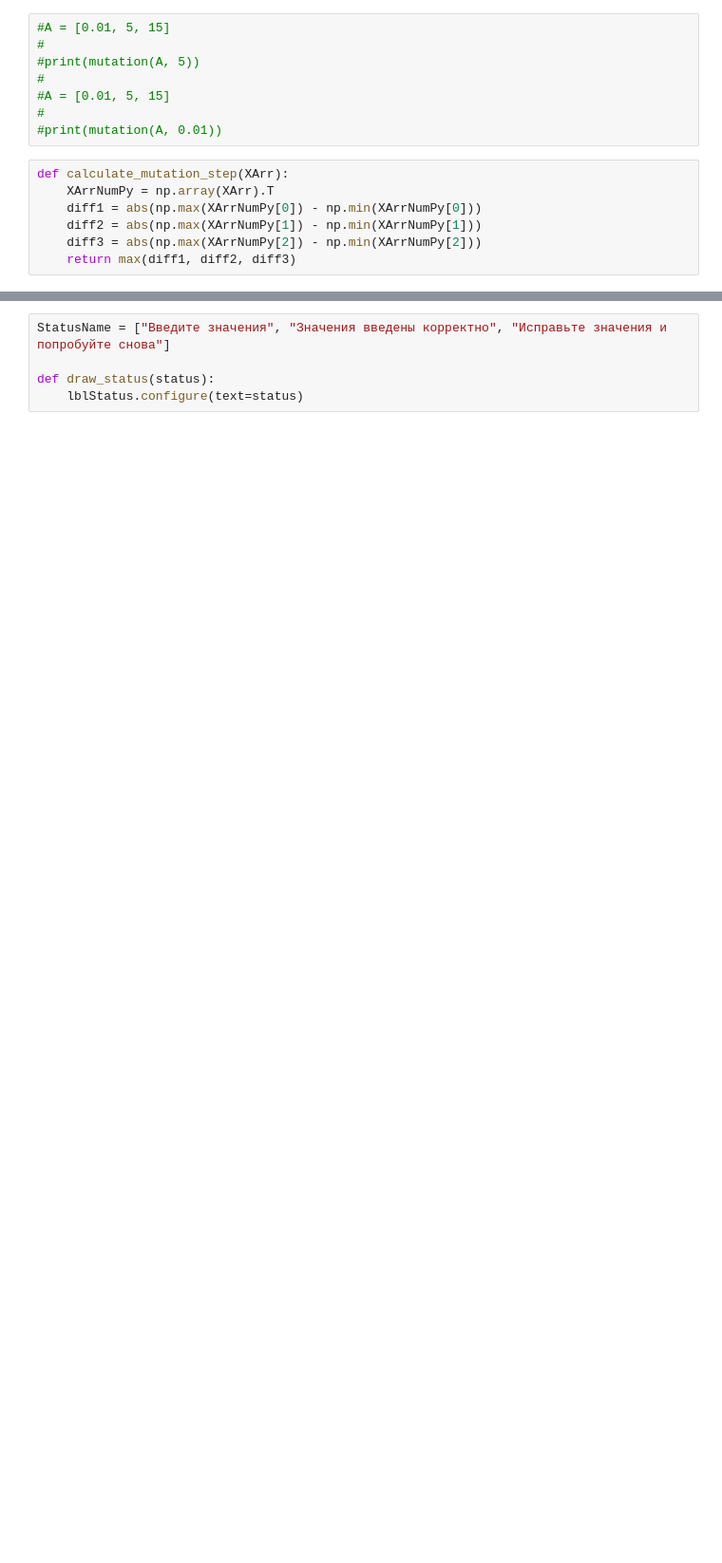
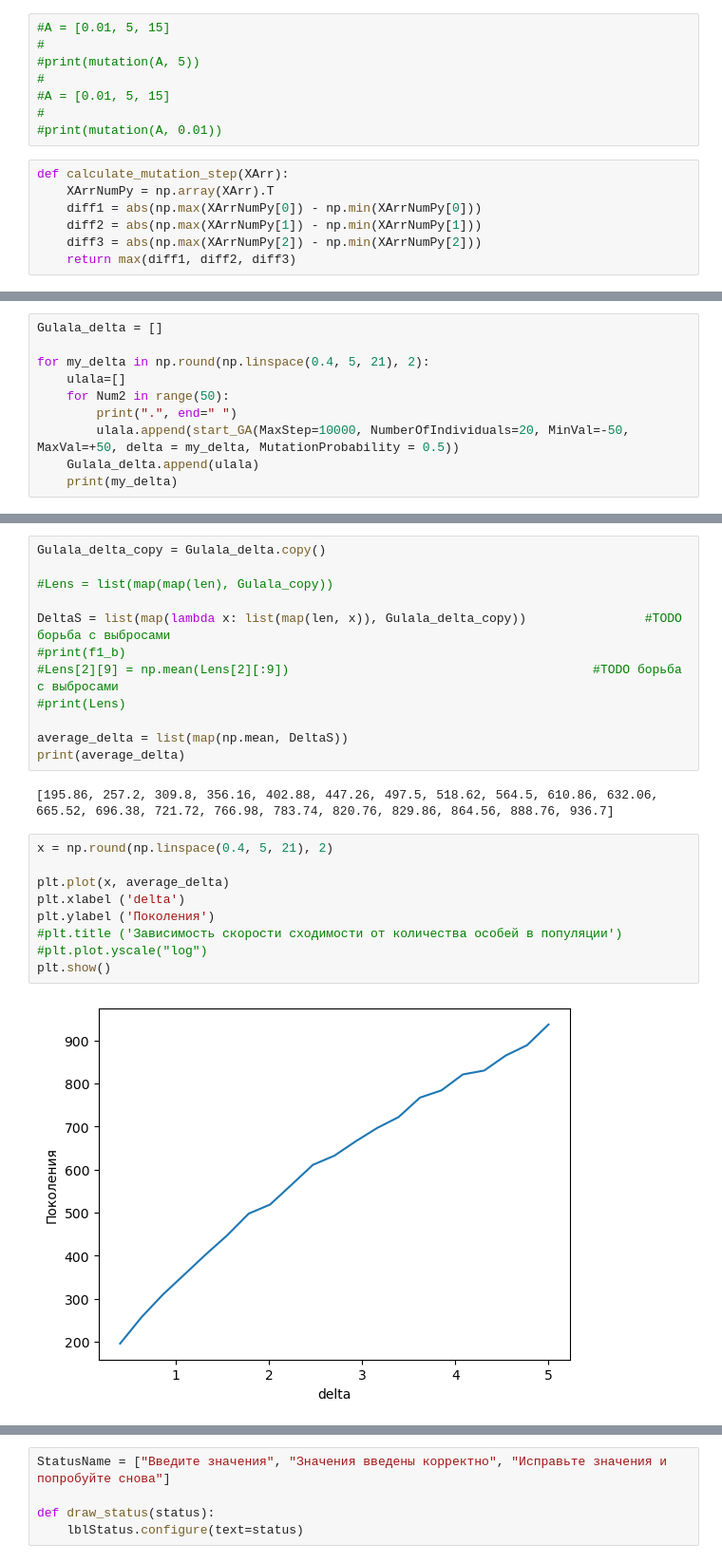
Before and after one commit to Dmitrij-Solovjev01/Genetic-Algorithm, a Jupyter notebook: Genetic_alg.ipynb, the cells around one changed output, grey strips where cells are left out. Shown at 95% size. Saved outputs shown, nothing was run; the diff lists cells and outputs as text; blank space fills up the shorter version.

```diff
--- a/Genetic_alg.ipynb
+++ b/Genetic_alg.ipynb
@@ -223,0 +319,10 @@ start_GA(MaxStep=10000, NumberOfIndividuals=100, MinVal=-50, MaxVal=+50, delta =
+# %%
+Gulala_delta = []
+
+for my_delta in np.round(np.linspace(0.4, 5, 21), 2):
+    ulala=[]
+    for Num2 in range(50):
+        print(".", end=" ")
+        ulala.append(start_GA(MaxStep=10000, NumberOfIndividuals=20, MinVal=-50, MaxVal=+50, delta = my_delta, MutationProbability = 0.5))
+    Gulala_delta.append(ulala)
+    print(my_delta)
@@ -223,0 +347,25 @@ start_GA(MaxStep=10000, NumberOfIndividuals=100, MinVal=-50, MaxVal=+50, delta =
+# %%
+Gulala_delta_copy = Gulala_delta.copy()
+
+#Lens = list(map(map(len), Gulala_copy))
+
+DeltaS = list(map(lambda x: list(map(len, x)), Gulala_delta_copy))                #TODO борьба с выбросами
+#print(f1_b)
+#Lens[2][9] = np.mean(Lens[2][:9])                                         #TODO борьба с выбросами
+#print(Lens)
+
+average_delta = list(map(np.mean, DeltaS))
+print(average_delta)
+# %% [output]
+[195.86, 257.2, 309.8, 356.16, 402.88, 447.26, 497.5, 518.62, 564.5, 610.86, 632.06, 665.52, 696.38, 721.72, 766.98, 783.74, 820.76, 829.86, 864.56, 888.76, 936.7]
+# %%
+x = np.round(np.linspace(0.4, 5, 21), 2)
+
+plt.plot(x, average_delta)
+plt.xlabel ('delta')
+plt.ylabel ('Поколения')
+#plt.title ('Зависимость скорости сходимости от количества особей в популяции')
+#plt.plot.yscale("log")
+plt.show()
+# %% [output]
+[figure, added]
```
Also changed, not shown: parts of 13 cells of this notebook.
